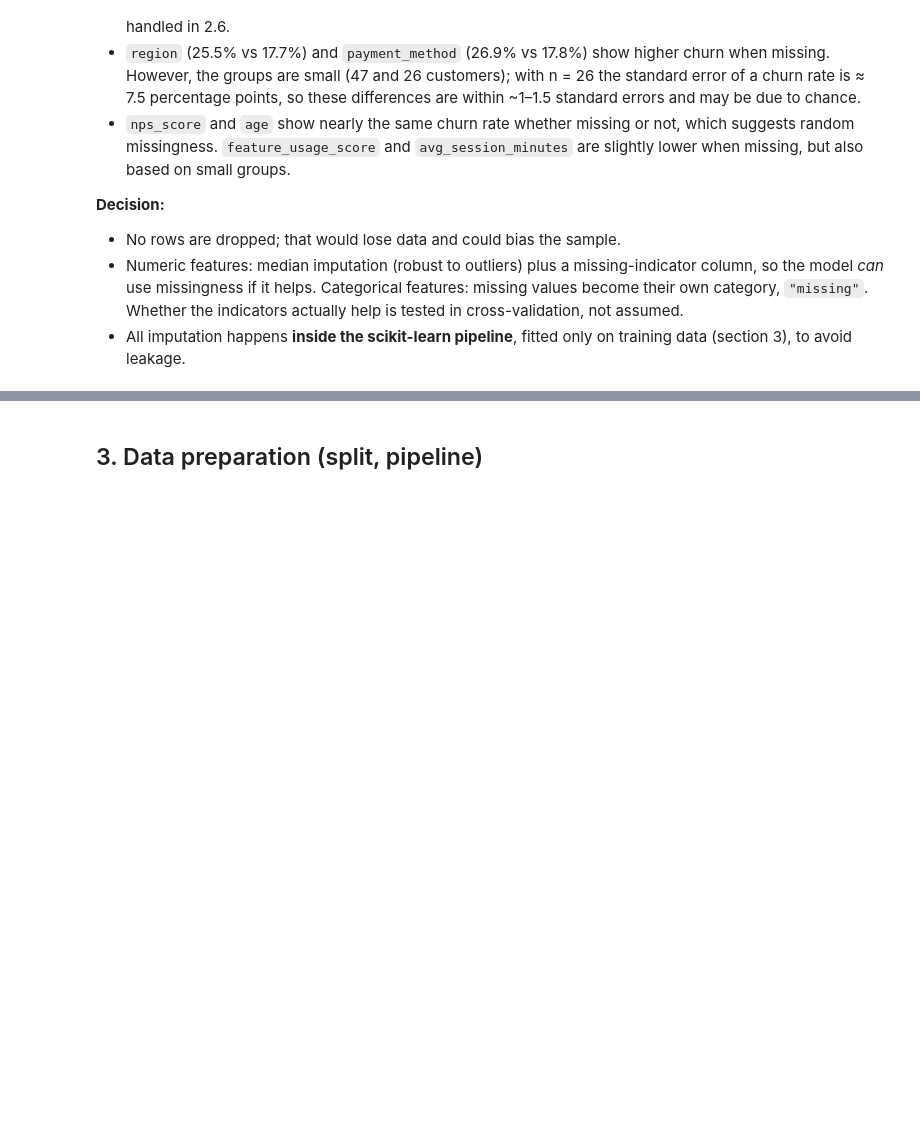
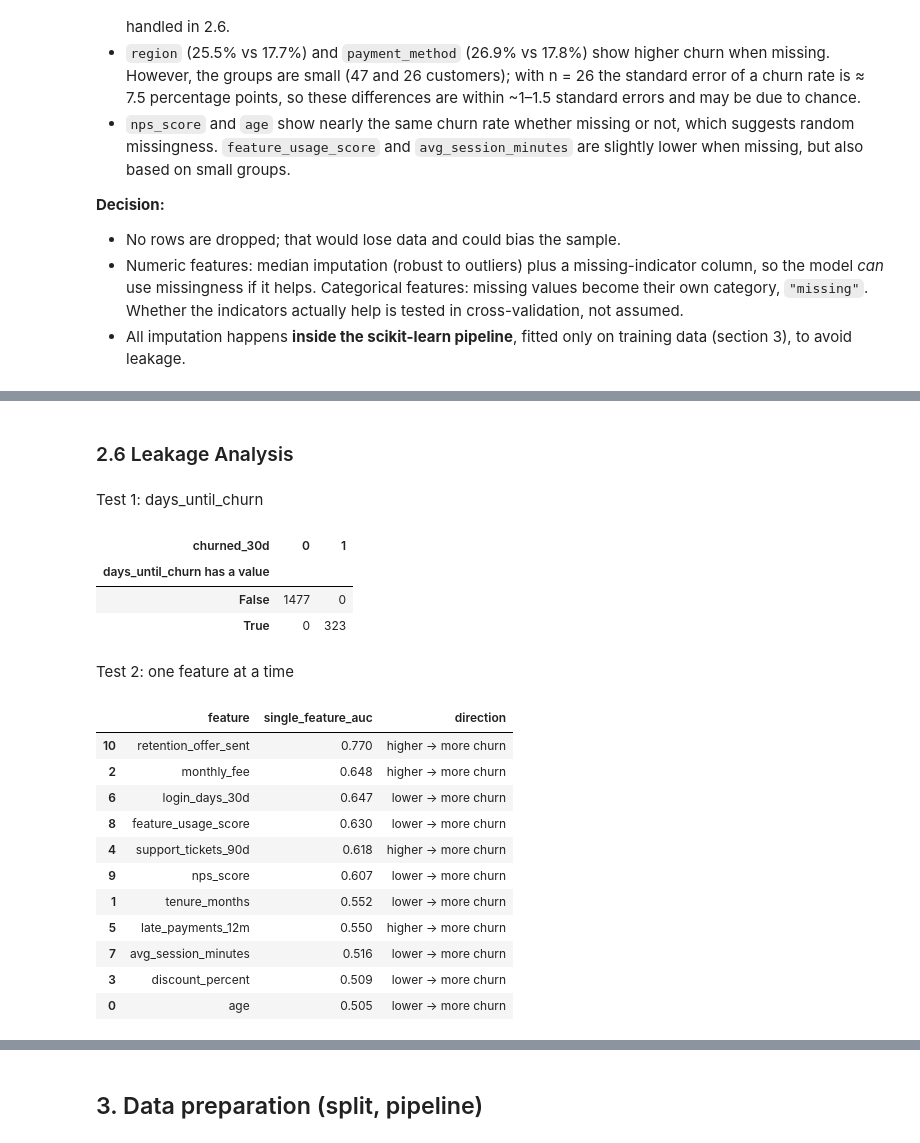
Before and after one commit to mineterkan/customer-churn-prediction, a Jupyter notebook: notebooks/churn_analysis.ipynb, the cells around one changed output, grey strips where cells are left out. Cells and saved outputs as stored; diff of their text form; code cells hidden in the pictures; blank space fills up the shorter version.

```diff
--- a/notebooks/churn_analysis.ipynb
+++ b/notebooks/churn_analysis.ipynb
@@ -206,0 +288,4 @@ pd.DataFrame(rows).sort_values("n_missing", ascending=False)
+# %%
+# Rule-based fix: a customer with 0 login days cannot have an average session length.
+df.loc[df["login_days_30d"] == 0, "avg_session_minutes"] = np.nan
+print("avg_session_minutes missing after fix:", df["avg_session_minutes"].isna().sum())
@@ -206,0 +307,38 @@ pd.DataFrame(rows).sort_values("n_missing", ascending=False)
+# %% [markdown]
+ ### 2.6 Leakage Analysis
+# %% [markdown]
+Test 1: days_until_churn
+# %%
+pd.crosstab(df["days_until_churn"].notna(), df[TARGET],
+            rownames=["days_until_churn has a value"], colnames=["churned_30d"])
+# %% [output]
+| churned_30d | 0 | 1 |
+| days_until_churn has a value |  |  |
+| False | 1477 | 0 |
+| True | 0 | 323 |
+# %% [markdown]
+Test 2: one feature at a time
+# %%
+from sklearn.metrics import roc_auc_score
+
+rows = []
+for col in df.select_dtypes("number").columns.drop([TARGET, "days_until_churn"]):
+    filled = df[col].fillna(df[col].median())
+    auc = roc_auc_score(df[TARGET], filled)
+    rows.append({"feature": col,
+                 "single_feature_auc": round(max(auc, 1 - auc), 3),
+                 "direction": "higher → more churn" if auc >= 0.5 else "lower → more churn"})
+pd.DataFrame(rows).sort_values("single_feature_auc", ascending=False)
+# %% [output]
+|  | feature | single_feature_auc | direction |
+| 10 | retention_offer_sent | 0.770 | higher → more churn |
+| 2 | monthly_fee | 0.648 | higher → more churn |
+| 6 | login_days_30d | 0.647 | lower → more churn |
+| 8 | feature_usage_score | 0.630 | lower → more churn |
+| 4 | support_tickets_90d | 0.618 | higher → more churn |
+| 9 | nps_score | 0.607 | lower → more churn |
+| 1 | tenure_months | 0.552 | lower → more churn |
+| 5 | late_payments_12m | 0.550 | higher → more churn |
+| 7 | avg_session_minutes | 0.516 | lower → more churn |
+| 3 | discount_percent | 0.509 | lower → more churn |
+| 0 | age | 0.505 | lower → more churn |
```
Also changed, not shown: parts of 19 cells of this notebook.
